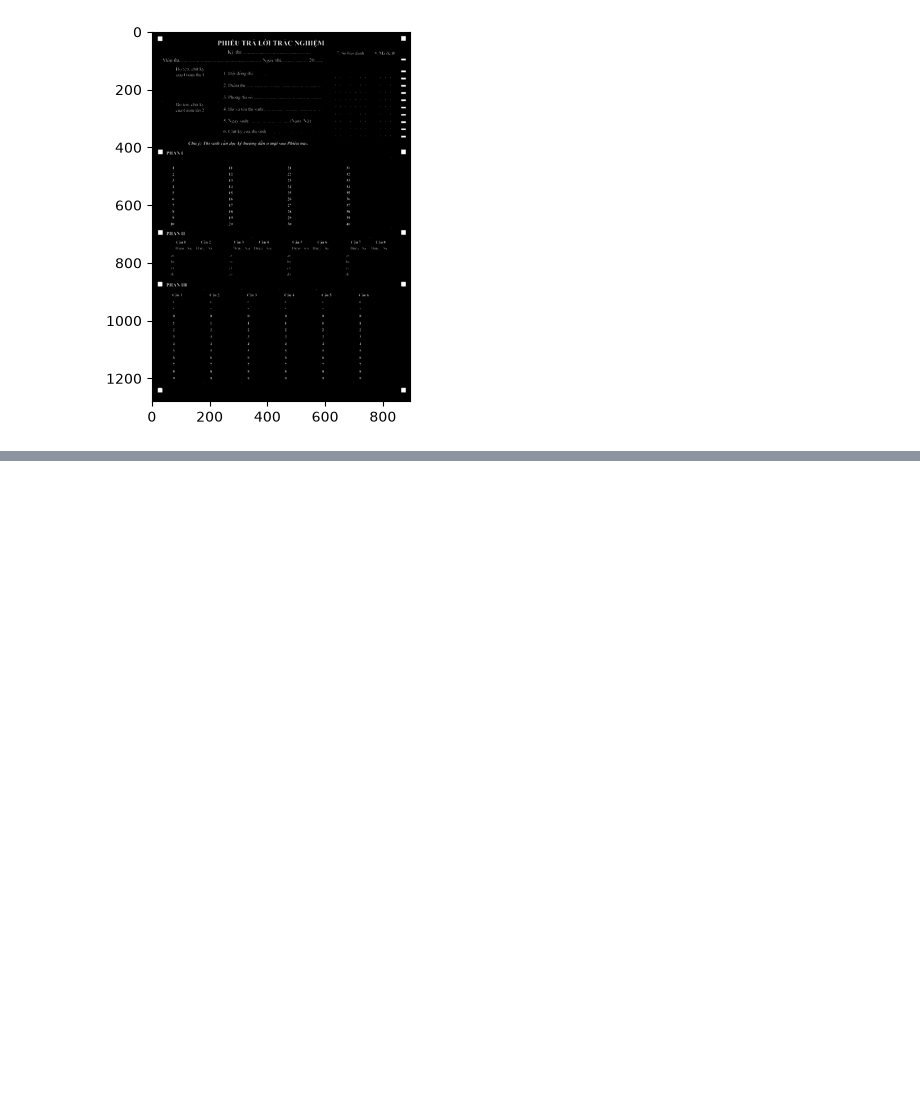
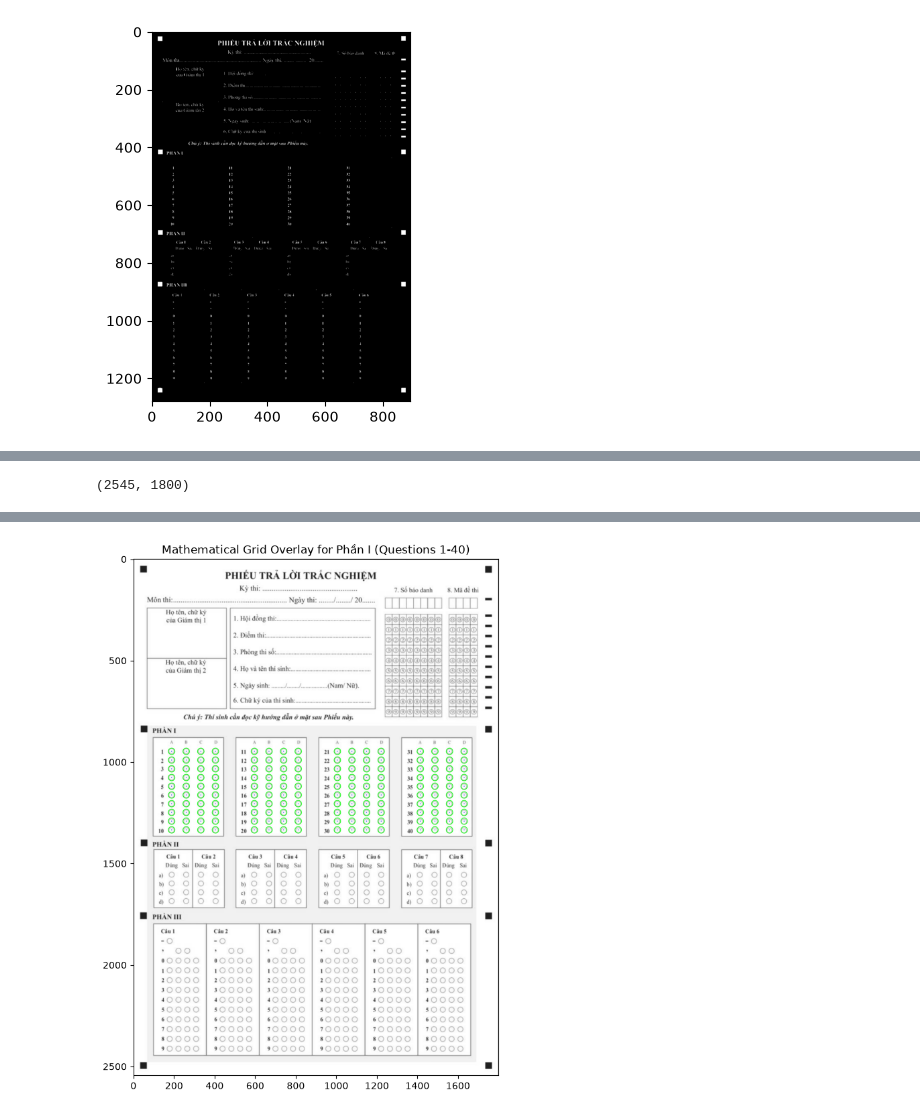
Before and after one commit to khanhdangtvc/OMR, a Jupyter notebook: image_processing.ipynb, the cells around one changed output, grey strips where cells are left out. Cells and saved outputs as stored; diff of their text form; code cells hidden in the pictures; blank space fills up the shorter version.

Commit message:
Part 1 Question - Answer positions

```diff
--- a/image_processing.ipynb
+++ b/image_processing.ipynb
@@ -65,12 +104,11 @@ array([[  28.524553,   23.468006],
 # %%
-# For example, placing markers at a 50px margin inside the canvas
+src_pts = np.array([b['center'] for b in src_corners.values()], dtype=np.float32)
 dst_corners = np.array([
     [50, 50],             # Top-Left
     [1750, 50],           # Top-Right
     [1750, 2495],         # Bottom-Right
     [50, 2495]            # Bottom-Left
 ], dtype="float32")
-M = cv.getPerspectiveTransform(src_corners, dst_corners)
+M = cv.getPerspectiveTransform(src_pts, dst_corners)
 warped_sheet = cv.warpPerspective(img, M, (1800, 2545))
-
-cv.imshow("img",warped_sheet)
+status = cv.imwrite('output_grey.png', warped_sheet)
@@ -81,0 +125,44 @@ error: OpenCV(5.0.0) :-1: error: (-5:Bad argument) in function 'imshow'
+# %%
+warped_sheet.shape
+# %% [output]
+(2545, 1800)
+# %%
+# 1. Grid Parameters
+X_cols = [188, 596, 1005, 1414]  # X center of option 'A' for each column
+Y_start = 947                    # Y center of the first row (Q1, Q11, Q21, Q31)
+delta_x = 72                      # Horizontal distance between options A, B, C, D
+delta_y = 43                      # Vertical distance between questions
+bubble_radius = 16                # Radius of each bubble
+
+options = ['A', 'B', 'C', 'D']
+bubble_map = {}  # { (question_number, option_letter): (x, y, r) }
+
+# 2. Mathematical Generation of all 160 bubbles
+for col_idx in range(4):
+    for row_idx in range(10):
+        q_num = col_idx * 10 + row_idx + 1
+        y = int(round(Y_start + row_idx * delta_y))
+
+        for opt_idx in range(4):
+            opt_letter = options[opt_idx]
+            x = int(round(X_cols[col_idx] + opt_idx * delta_x))
+
+            bubble_map[(q_num, opt_letter)] = (x, y, bubble_radius)
+
+print(f"Successfully generated {len(bubble_map)} bubble coordinates!")
+
+# 3. Visual Verification: Draw the calculated bubbles on warped_sheet
+annotated = cv.cvtColor(warped_sheet, cv.COLOR_GRAY2BGR) if len(warped_sheet.shape) == 2 else warped_sheet.copy()
+
+for (q, opt), (cx, cy, r) in bubble_map.items():
+    # Green circle for bubble boundary
+    cv.circle(annotated, (cx, cy), r, (0, 255, 0), 2)
+    # Red dot for exact center
+    cv.circle(annotated, (cx, cy), 2, (0, 0, 255), -1)
+
+# Display Phần I region
+plt.figure(figsize=(14, 10))
+plt.imshow(annotated)
+plt.title("Mathematical Grid Overlay for Phần I (Questions 1-40)")
+plt.show()
+# %% [output]
@@ -81,0 +170 @@ error: OpenCV(5.0.0) :-1: error: (-5:Bad argument) in function 'imshow'
+[figure, added]
```
Also changed, not shown: parts of 8 cells of this notebook, 3 other files.
